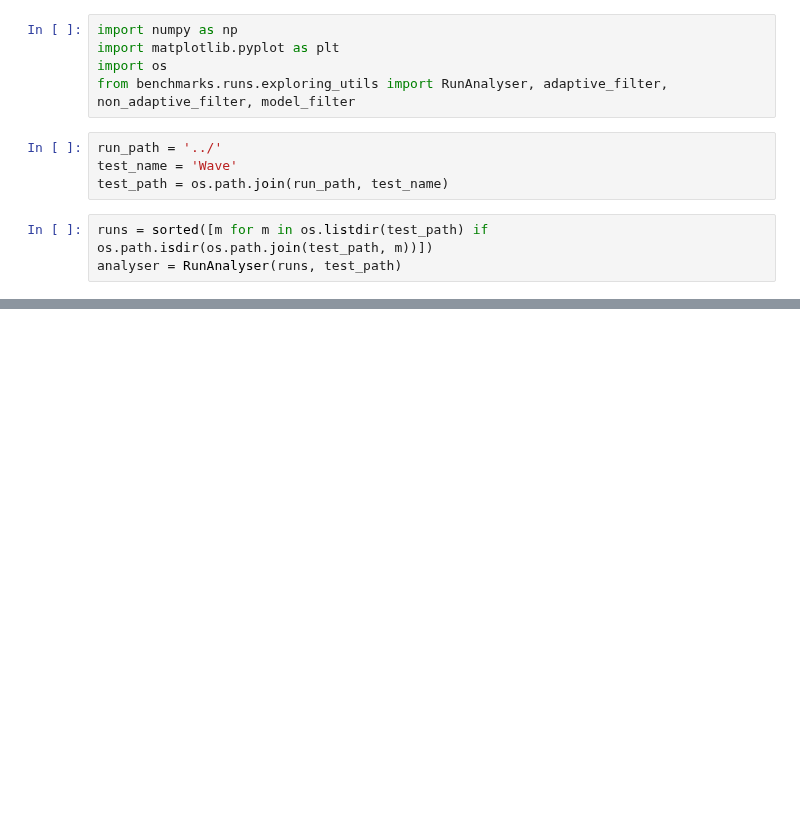
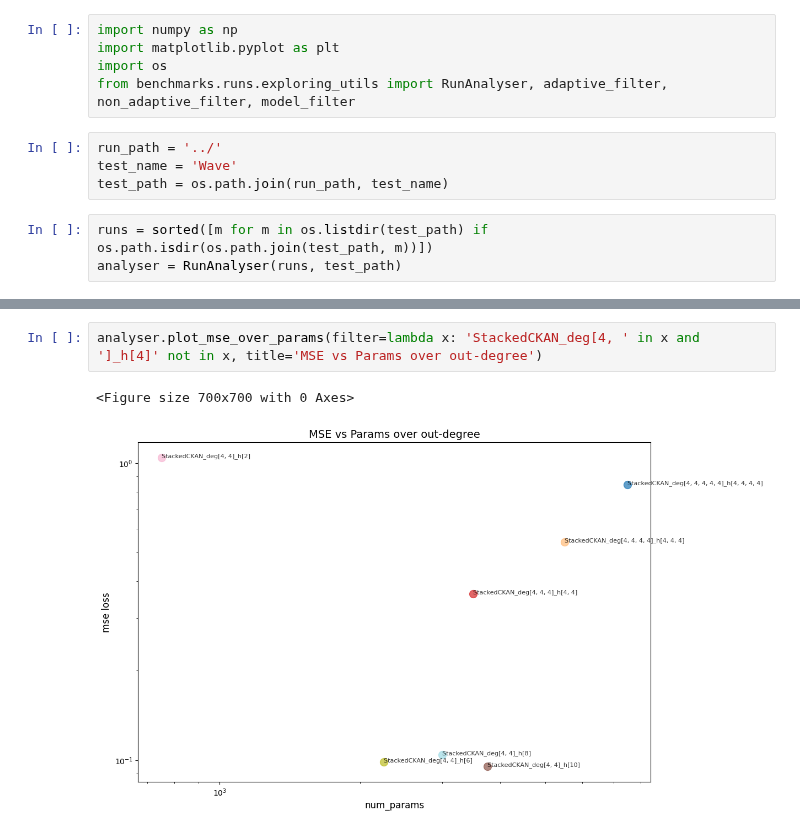
Before and after one commit to sallsdagrate/FBPINNs, a Jupyter notebook: benchmarks/runs/Wave/pareto.ipynb, the cells around one changed output, grey strips where cells are left out. Saved outputs shown, nothing was run; the diff lists cells and outputs as text; blank space fills up the shorter version.

```diff
--- a/benchmarks/runs/Wave/pareto.ipynb
+++ b/benchmarks/runs/Wave/pareto.ipynb
@@ -26,0 +37,5 @@ analyser.plot_training_times(filter=lambda x: 'Stacked' in x or 'FCN' in x)
+# %%
+analyser.plot_mse_over_params(filter=lambda x: 'StackedCKAN_deg[4, ' in x and ']_h[4]' not in x, title='MSE vs Params over out-degree')
+# %% [output]
+<Figure size 700x700 with 0 Axes>
+[figure, added]
```
Also changed, not shown: parts of 5 cells of this notebook, 14 other files.
